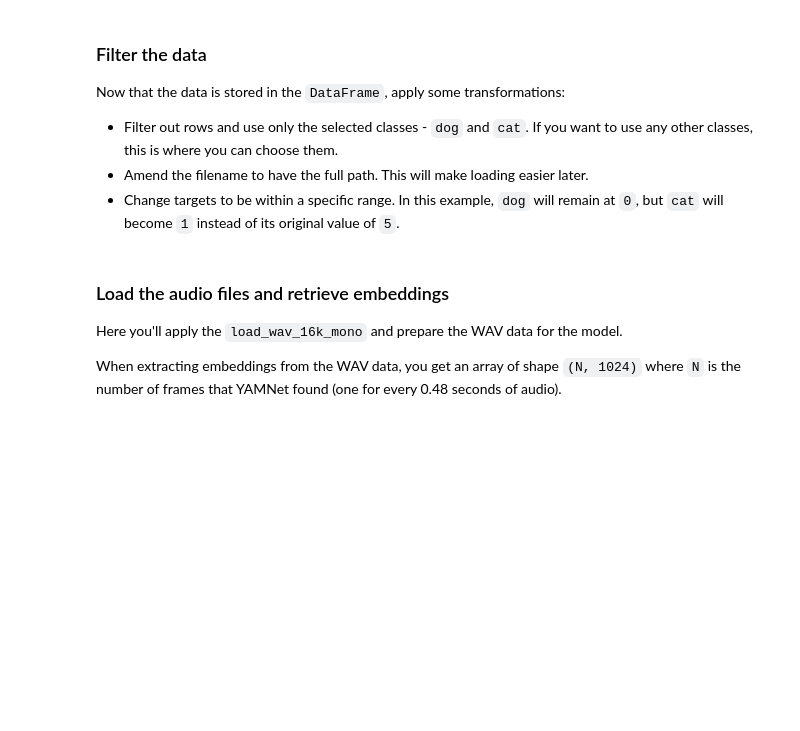
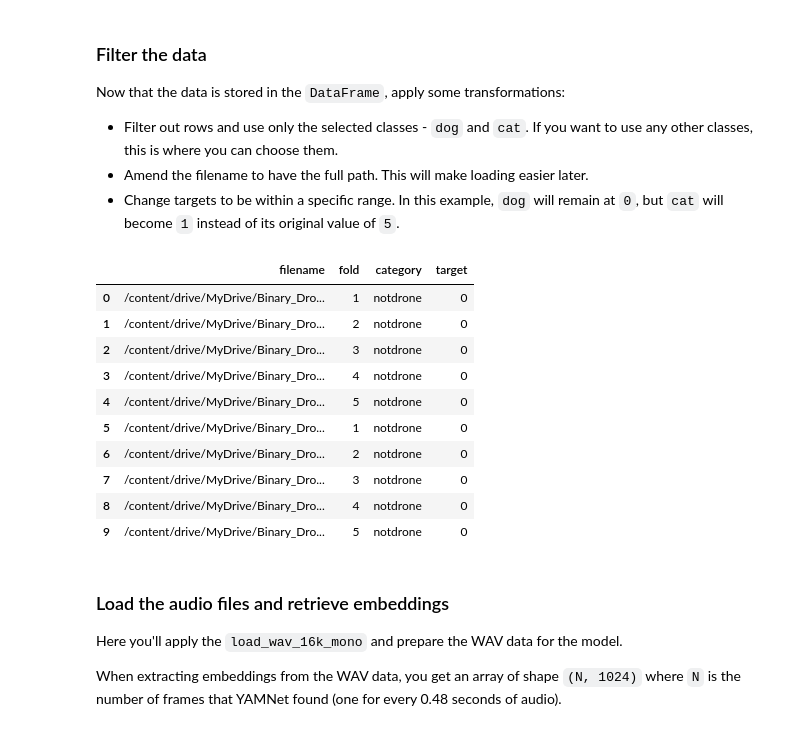
Before and after one commit to cshen890/students, a Jupyter notebook: site/en/tutorials/audio/transfer_learning_audio.ipynb, the cells around one changed output. Saved outputs shown, nothing was run; the diff lists cells and outputs as text; code cells hidden in the pictures; blank space fills up the shorter version.

```diff
--- a/site/en/tutorials/audio/transfer_learning_audio.ipynb
+++ b/site/en/tutorials/audio/transfer_learning_audio.ipynb
@@ -217,8 +236,8 @@ and all the audio files are in `./datasets/ESC-50-master/audio/`
 
 You will create a pandas `DataFrame` with the mapping and use that to have a clearer view of the data.
 # %%
-esc50_csv = './datasets/ESC-50-master/meta/esc50.csv'
-base_data_path = './datasets/ESC-50-master/audio/'
+esc50_csv = '/content/drive/MyDrive/Binary_Drone_Audio/Feb192026_combined.csv'
+base_data_path = '/content/drive/MyDrive/Binary_Drone_Audio/unknown'
 
 pd_data = pd.read_csv(esc50_csv)
 pd_data.head()
@@ -231,18 +257,30 @@ Now that the data is stored in the `DataFrame`, apply some transformations:
 - Amend the filename to have the full path. This will make loading easier later.
 - Change targets to be within a specific range. In this example, `dog` will remain at `0`, but `cat` will become `1` instead of its original value of `5`.
 # %%
-my_classes = ['dog', 'cat']
-map_class_to_id = {'dog':0, 'cat':1}
+my_classes = ['notdrone', 'drone']
+map_class_to_id = {'notdrone':0, 'drone':1}
 
 filtered_pd = pd_data[pd_data.category.isin(my_classes)]
 
 class_id = filtered_pd['category'].apply(lambda name: map_class_to_id[name])
 filtered_pd = filtered_pd.assign(target=class_id)
 
 full_path = filtered_pd['filename'].apply(lambda row: os.path.join(base_data_path, row))
 filtered_pd = filtered_pd.assign(filename=full_path)
 
 filtered_pd.head(10)
+# %% [output]
+|  | filename | fold | category | target |
+| 0 | /content/drive/MyDrive/Binary_Dro... | 1 | notdrone | 0 |
+| 1 | /content/drive/MyDrive/Binary_Dro... | 2 | notdrone | 0 |
+| 2 | /content/drive/MyDrive/Binary_Dro... | 3 | notdrone | 0 |
+| 3 | /content/drive/MyDrive/Binary_Dro... | 4 | notdrone | 0 |
+| 4 | /content/drive/MyDrive/Binary_Dro... | 5 | notdrone | 0 |
+| 5 | /content/drive/MyDrive/Binary_Dro... | 1 | notdrone | 0 |
+| 6 | /content/drive/MyDrive/Binary_Dro... | 2 | notdrone | 0 |
+| 7 | /content/drive/MyDrive/Binary_Dro... | 3 | notdrone | 0 |
+| 8 | /content/drive/MyDrive/Binary_Dro... | 4 | notdrone | 0 |
+| 9 | /content/drive/MyDrive/Binary_Dro... | 5 | notdrone | 0 |
 # %% [markdown]
 ### Load the audio files and retrieve embeddings
 
```
Also changed, not shown: parts of 14 cells of this notebook.
